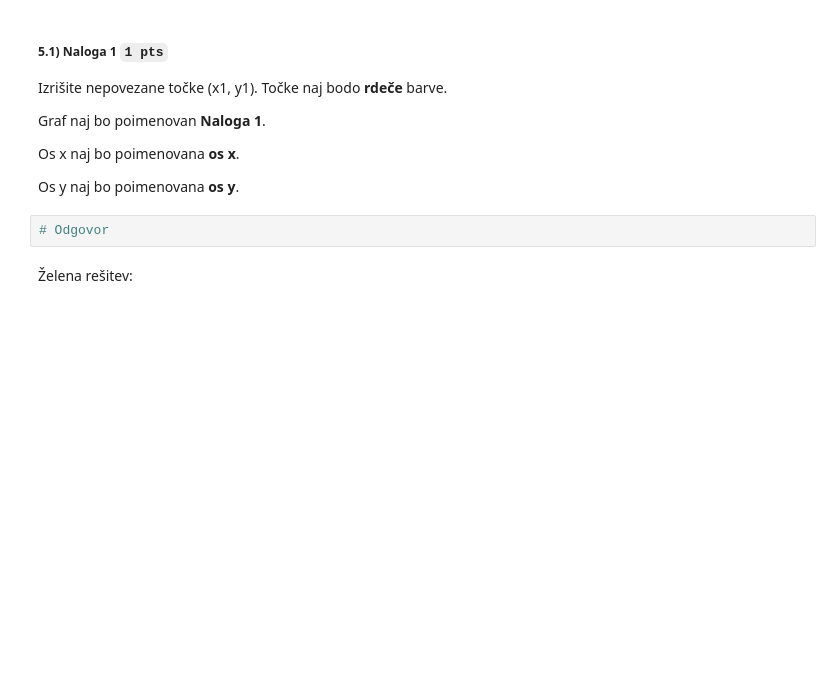
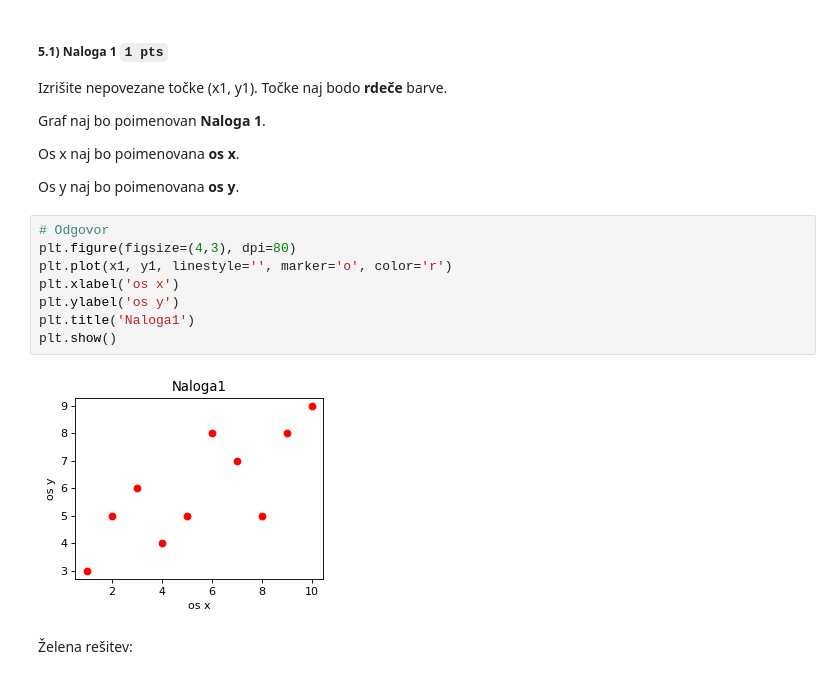
Before and after one commit to evgenursic/python_analitika, a Jupyter notebook: izpit_05_05_2019 (1)/09_Izpit_teoretični_del_iteracija01_apr_2019_clean.ipynb, the cells around one changed output. Drawn from its saved outputs; the diff is of its cells as text; blank space fills up the shorter version.

```diff
--- a/izpit_05_05_2019 (1)/09_Izpit_teoretični_del_iteracija01_apr_2019_clean.ipynb
+++ b/izpit_05_05_2019 (1)/09_Izpit_teoretični_del_iteracija01_apr_2019_clean.ipynb
@@ -500,8 +560,16 @@ Graf naj bo poimenovan **Naloga 1**.
 Os x naj bo poimenovana **os x**.
 
 Os y naj bo poimenovana **os y**.
-# %%
-# Odgovor
+# %%
+# Odgovor
+plt.figure(figsize=(4,3), dpi=80)
+plt.plot(x1, y1, linestyle='', marker='o', color='r')
+plt.xlabel('os x')
+plt.ylabel('os y')
+plt.title('Naloga1')
+plt.show()
+# %% [output]
+[figure, added]
 # %% [markdown]
 Želena rešitev:
 # %% [markdown]
```
Also changed, not shown: parts of 28 cells of this notebook.
